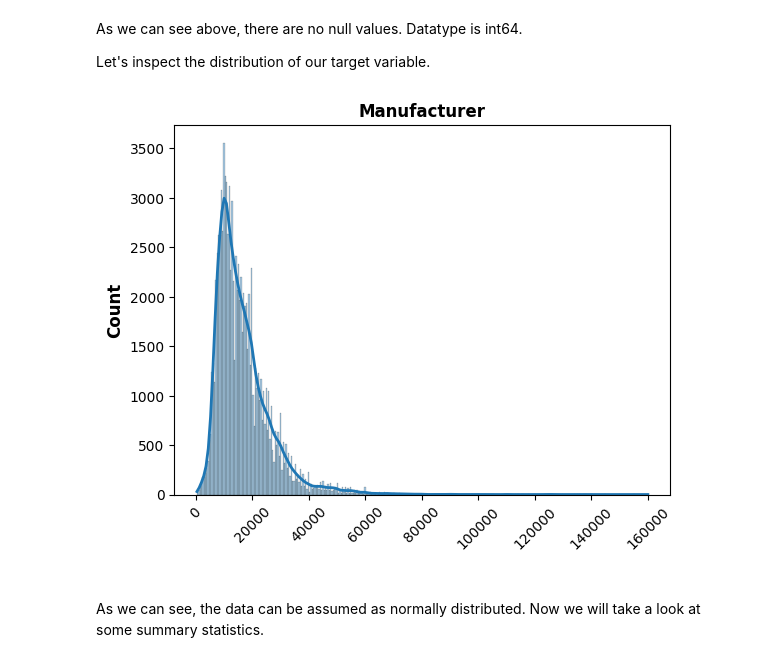
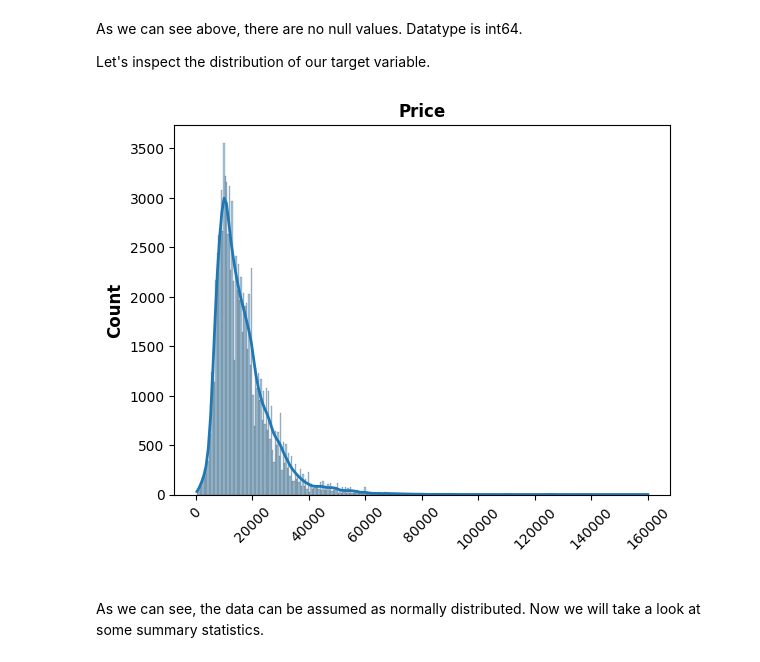
Before and after one commit to MichalRedm/DM-project1, a Jupyter notebook: report.ipynb, the cells around one changed output. Saved outputs shown, nothing was run; the diff lists cells and outputs as text; code cells hidden in the pictures.

```diff
--- a/report.ipynb
+++ b/report.ipynb
@@ -222,17 +222,17 @@ Let's inspect the distribution of our target variable.
 # %%
 sns.histplot(x=target,
              stat='count',
              kde=True,
              line_kws={'linewidth': 2},
              alpha=0.4)
 plt.xlabel(" ")
 plt.ylabel("Count", fontsize=12, fontweight='bold', color='black')
-plt.title(col, fontsize=12, fontweight='bold', color='black')
+plt.title("Price", fontsize=12, fontweight='bold', color='black')
 plt.tick_params(labelsize=10)
 plt.xticks(rotation=45)
 plt.show()
 # %% [output]
-[figure, old version]
+[figure, new version]
 # %% [markdown]
 As we can see, the data can be assumed as normally distributed. Now we will take a look at some summary statistics.
 # %%
```
